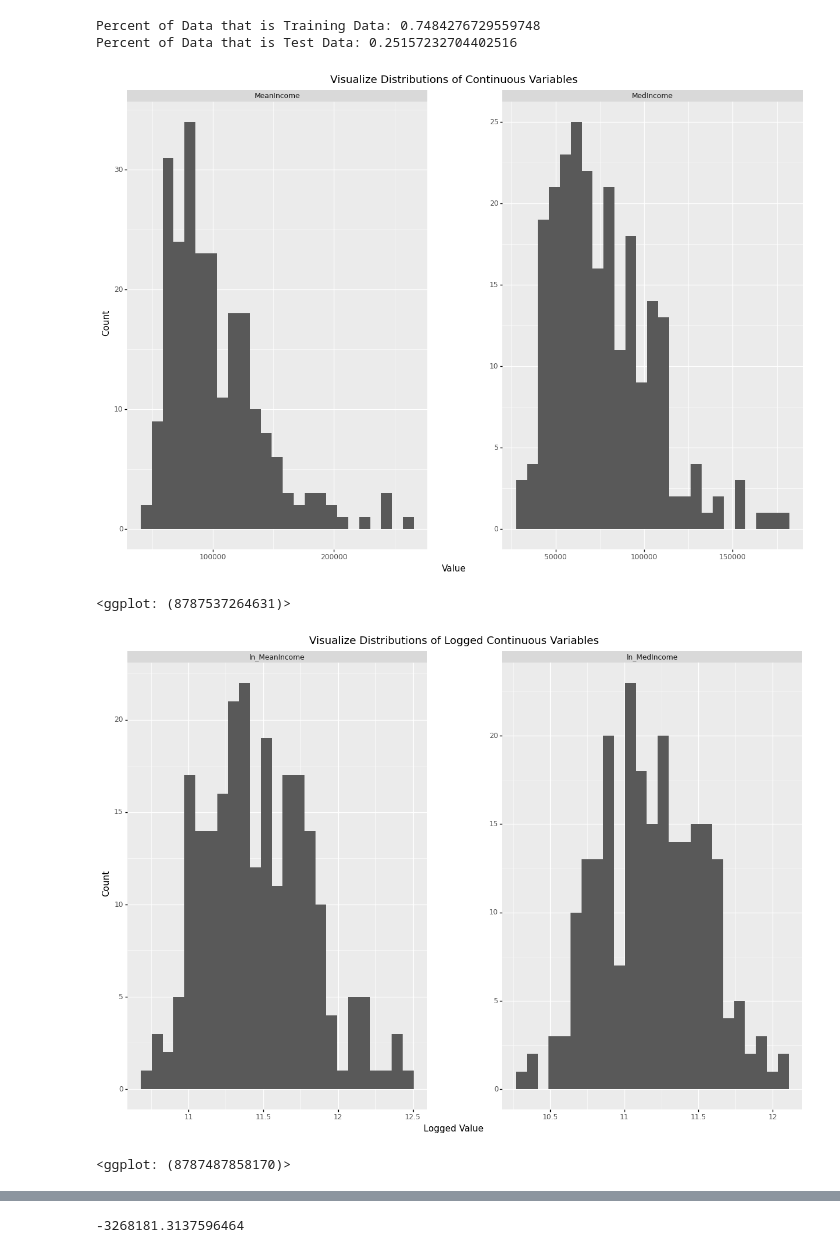
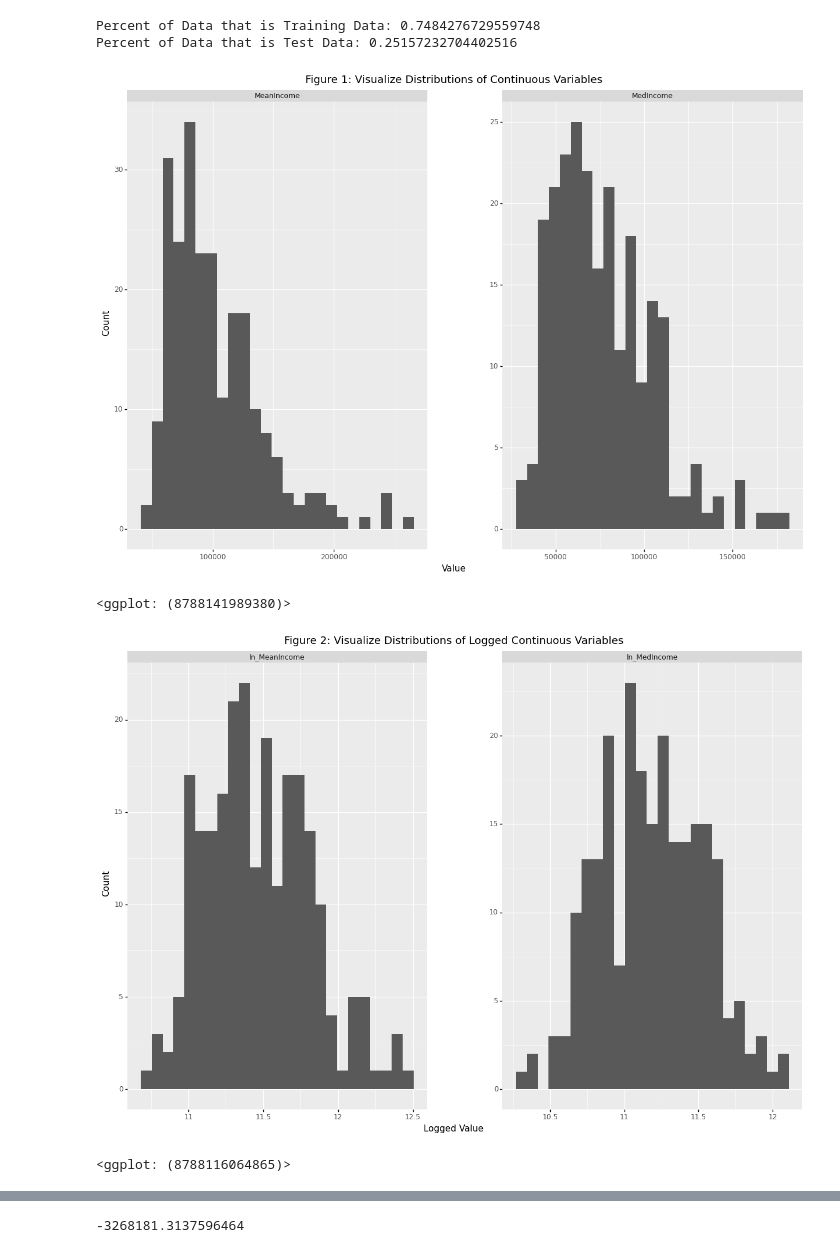
Before and after one commit to ryanripper/project_ppol564_fall2021, a Jupyter notebook: analysis/Data_Analysis.ipynb, the cells around one changed output, grey strips where cells are left out. Cells and saved outputs as stored; diff of their text form; code cells hidden in the pictures.

```diff
--- a/analysis/Data_Analysis.ipynb
+++ b/analysis/Data_Analysis.ipynb
@@ -107,22 +107,22 @@ Percent of Data that is Test Data: 0.25157232704402516
 # %%
 # We explore the training data.
 # Plot the continuous variables to observe their distributions.
 
 # Identify the continuous variables (int and float).
 d = train_X.select_dtypes(include = ["int", "float"]).melt()
 
 # Plot the continous variables.
 (
     ggplot(d, aes(x = "value")) +
     geom_histogram(bins = 25) +
     facet_wrap("variable", scales = "free") +
     theme(figure_size = (15, 10),
           subplots_adjust = {"wspace" : 0.25, "hspace" : 0.25}) +
-    labs(x = "Value", y = "Count", title = "Visualize Distributions of Continuous Variables")
+    labs(x = "Value", y = "Count", title = "Figure 1: Visualize Distributions of Continuous Variables")
 )
 # %% [output]
-[figure, old version]
+[figure, new version]
-<ggplot: (8787537264631)>
+<ggplot: (8788141989380)>
 # %%
 # Take a copy of the training data.
 d = train_X.copy()
@@ -145,11 +145,11 @@ d_ln = d.loc[:, d.columns.str.startswith("ln_")].melt()
     facet_wrap("variable", scales = "free") +
     theme(figure_size = (15, 10),
           subplots_adjust = {"wspace" : 0.25, "hspace" : 0.25}) +
-    labs(x = "Logged Value", y = "Count", title = "Visualize Distributions of Logged Continuous Variables")
+    labs(x = "Logged Value", y = "Count", title = "Figure 2: Visualize Distributions of Logged Continuous Variables")
 )
 # %% [output]
-[figure, old version]
+[figure, new version]
-<ggplot: (8787487858170)>
+<ggplot: (8788116064865)>
 # %%
 # Now we consider the categorial predictor, Zip Code.
 
```
Also changed, not shown: parts of 2 cells of this notebook, 16 other files.
